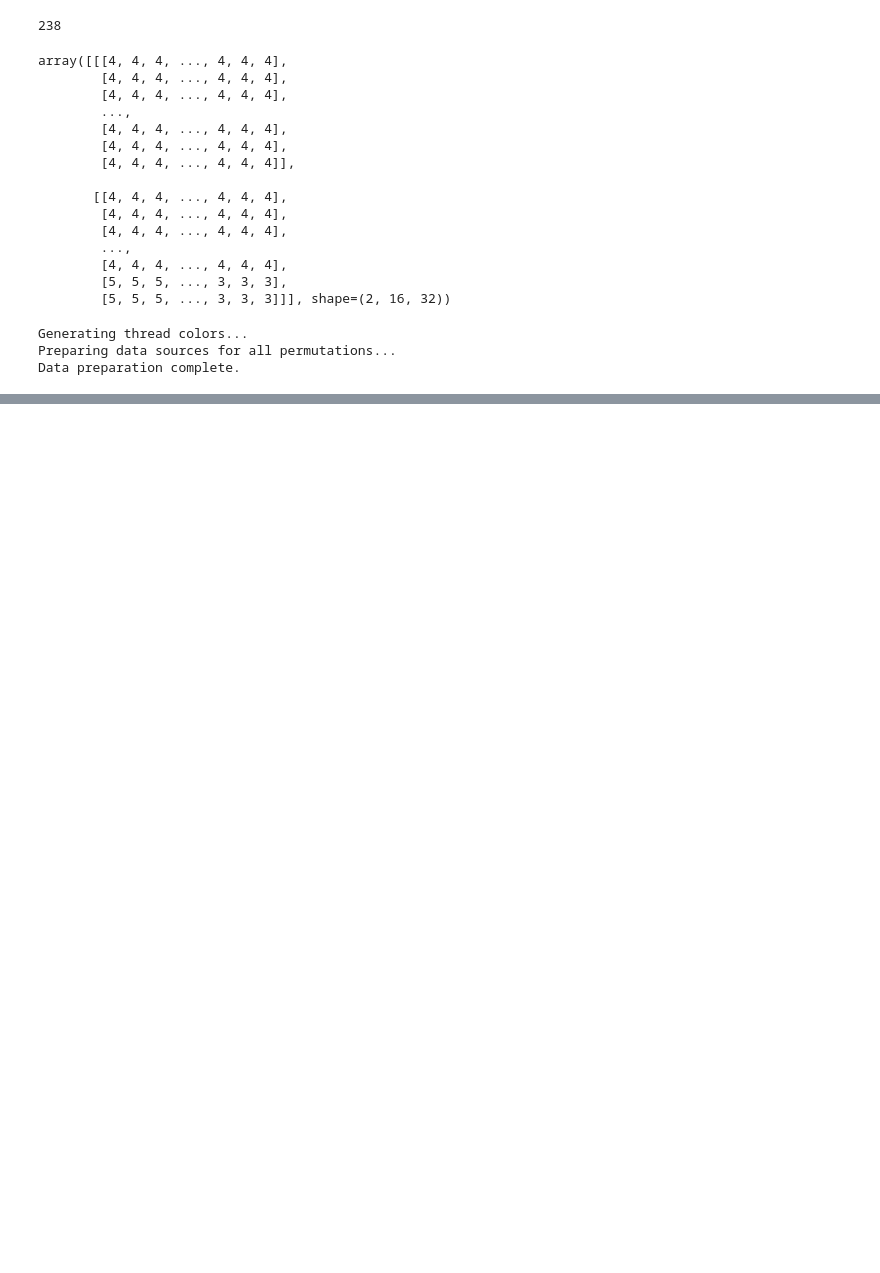
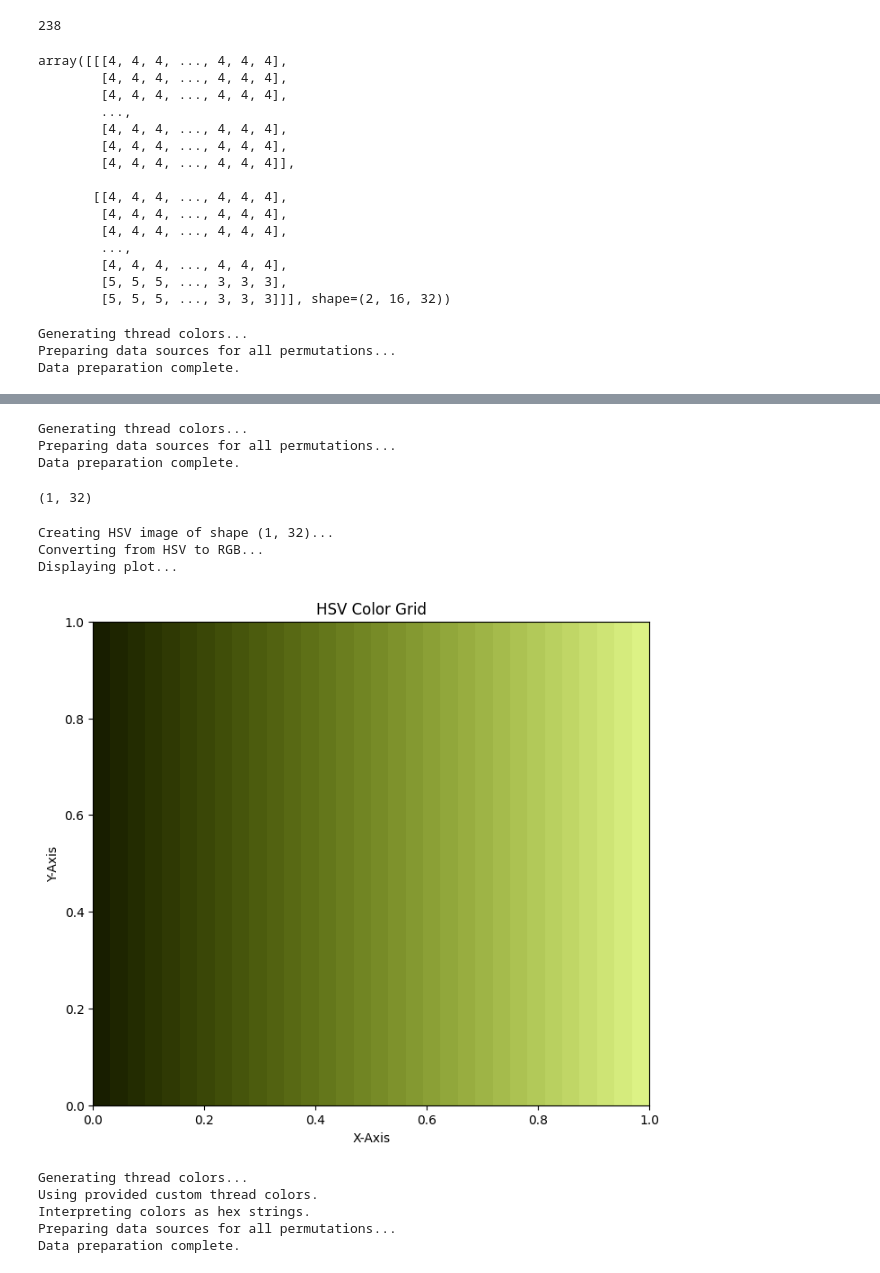
Before and after one commit to PranavDeepakSathya/CudaNotebooks, a Jupyter notebook: first_polish_layout.ipynb, the cells around one changed output, grey strips where cells are left out. Drawn from its saved outputs; the diff is of its cells as text; code cells hidden in the pictures; blank space fills up the shorter version.

```diff
--- a/first_polish_layout.ipynb
+++ b/first_polish_layout.ipynb
@@ -747,0 +745,21 @@ L.display()
+# %%
+m = 2
+S = np.array([32,32])
+D = np.array([32,1])
+b_bits = 5
+m_base = 1
+s_shift = 5
+warp_size = 32
+smem_word_width = 32
+element_vector_size = 1
+element_type_width = 32
+address_atom_width = 8
+n_banks = 32
+
+L = LayoutVisualizer(m, S,D, b_bits, m_base, s_shift, warp_size,
+           smem_word_width, element_vector_size, element_type_width,
+           address_atom_width, n_banks)
+# %% [output]
+Generating thread colors...
+Preparing data sources for all permutations...
+Data preparation complete.
@@ -747,0 +1754,15 @@ L.display()
+# %%
+sats = np.linspace(1,0.45, 32).reshape(1,32)
+vals = np.linspace(0.12,0.95, 32).reshape(1,32)
+
+hue = np.array([0.2 for _ in range(32)]).reshape(1,32)
+sats.shape
+# %% [output]
+(1, 32)
+# %%
+display_hsv_grid(hue, sats, vals)
+# %% [output]
+Creating HSV image of shape (1, 32)...
+Converting from HSV to RGB...
+Displaying plot...
+[figure, added]
@@ -747,0 +1816,23 @@ L.display()
+# %%
+m = 2
+S = np.array([32,32])
+D = np.array([1,32])
+b_bits = 3
+m_base = 1
+s_shift = 6
+warp_size = 32
+smem_word_width = 32
+element_vector_size = 1
+element_type_width = 32
+address_atom_width = 8
+n_banks = 32
+
+L = LayoutVisualizer(m, S,D, b_bits, m_base, s_shift, warp_size,
+           smem_word_width, element_vector_size, element_type_width,
+           address_atom_width, n_banks, thread_colors = colors, grid_width = 32)
+# %% [output]
+Generating thread colors...
+Using provided custom thread colors.
+Interpreting colors as hex strings.
+Preparing data sources for all permutations...
+Data preparation complete.
```
Also changed, not shown: parts of 11 cells of this notebook, 1 other file.
